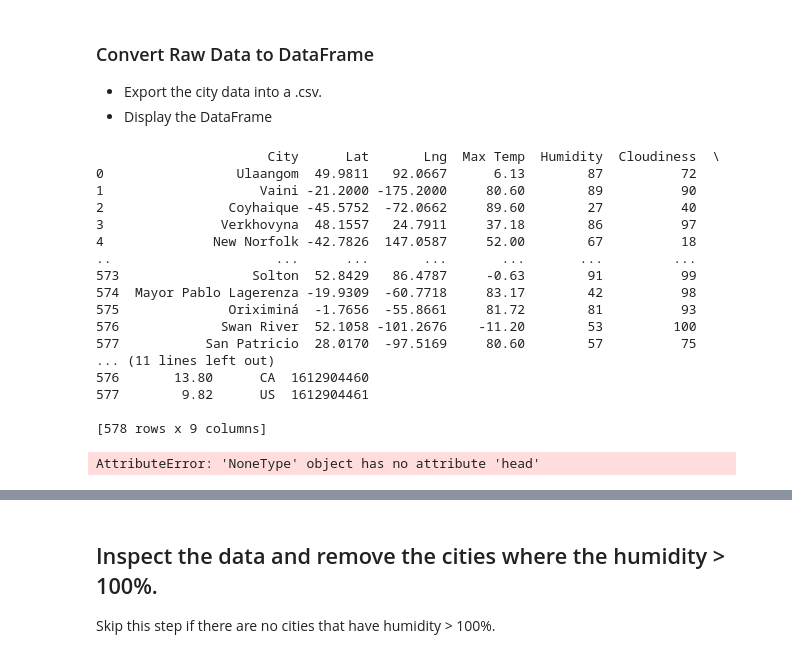
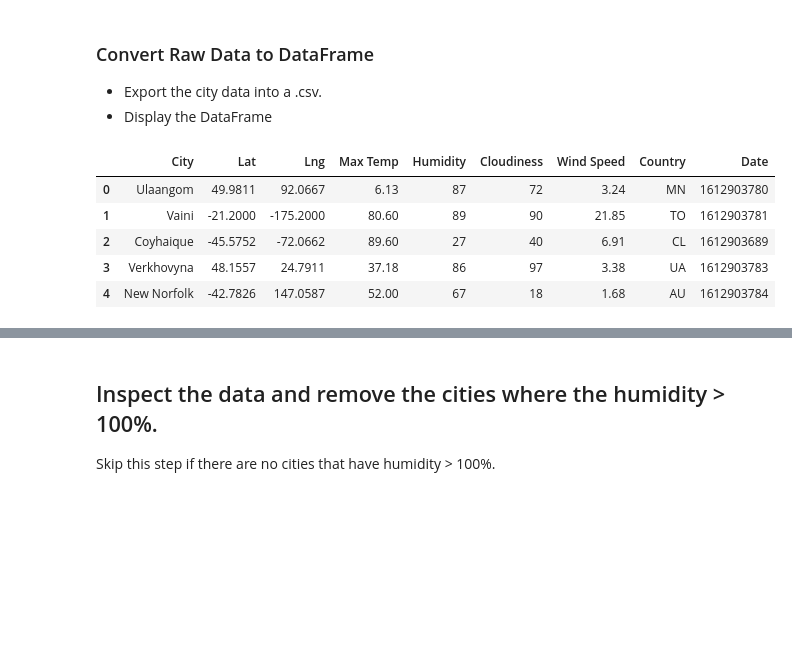
Before and after one commit to JonWeber0328/python-api-challenge, a Jupyter notebook: WeatherPy/WeatherPy.ipynb, the cells around one changed output, grey strips where cells are left out. Saved outputs shown, nothing was run; the diff lists cells and outputs as text; code cells hidden in the pictures; blank space fills up the shorter version.

```diff
--- a/WeatherPy/WeatherPy.ipynb
+++ b/WeatherPy/WeatherPy.ipynb
@@ -135,38 +135,26 @@ Processing Record 624 | san patricio
 # %%
 # Convert raw data to DataFrame
 cities_df = pd.DataFrame({
     'City': City,
     'Lat': Lat,
     'Lng': Lng,
     'Max Temp': Max_Temp,
     'Humidity': Humidity,
     'Cloudiness': Cloudiness,
     'Wind Speed': Wind_Speed,
     'Country': Country,
     'Date': Date
 })
 
 # Export the city data into a .csv
 cities_df.to_csv(r'C:\Users\weber\Desktop\python-api-challenge\python-api-challenge\WeatherPy\cities.csv', header=True)
 
 # Display the DataFrame
-print(cities_df).head(5)
+cities_df.head()
 # %% [output]
-                      City      Lat       Lng  Max Temp  Humidity  Cloudiness  \
-0                 Ulaangom  49.9811   92.0667      6.13        87          72
-1                    Vaini -21.2000 -175.2000     80.60        89          90
-2                Coyhaique -45.5752  -72.0662     89.60        27          40
-3               Verkhovyna  48.1557   24.7911     37.18        86          97
-4              New Norfolk -42.7826  147.0587     52.00        67          18
-..                     ...      ...       ...       ...       ...         ...
-573                 Solton  52.8429   86.4787     -0.63        91          99
-574  Mayor Pablo Lagerenza -19.9309  -60.7718     83.17        42          98
-575              Oriximiná  -1.7656  -55.8661     81.72        81          93
-576             Swan River  52.1058 -101.2676    -11.20        53         100
-577           San Patricio  28.0170  -97.5169     80.60        57          75
-... (11 lines left out)
-576       13.80      CA  1612904460
-577        9.82      US  1612904461
-
-[578 rows x 9 columns]
-AttributeError: 'NoneType' object has no attribute 'head'
+|  | City | Lat | Lng | Max Temp | Humidity | Cloudiness | Wind Speed | Country | Date |
+| 0 | Ulaangom | 49.9811 | 92.0667 | 6.13 | 87 | 72 | 3.24 | MN | 1612903780 |
+| 1 | Vaini | -21.2000 | -175.2000 | 80.60 | 89 | 90 | 21.85 | TO | 1612903781 |
+| 2 | Coyhaique | -45.5752 | -72.0662 | 89.60 | 27 | 40 | 6.91 | CL | 1612903689 |
+| 3 | Verkhovyna | 48.1557 | 24.7911 | 37.18 | 86 | 97 | 3.38 | UA | 1612903783 |
+| 4 | New Norfolk | -42.7826 | 147.0587 | 52.00 | 67 | 18 | 1.68 | AU | 1612903784 |
```
Also changed, not shown: parts of 1 cell of this notebook.
